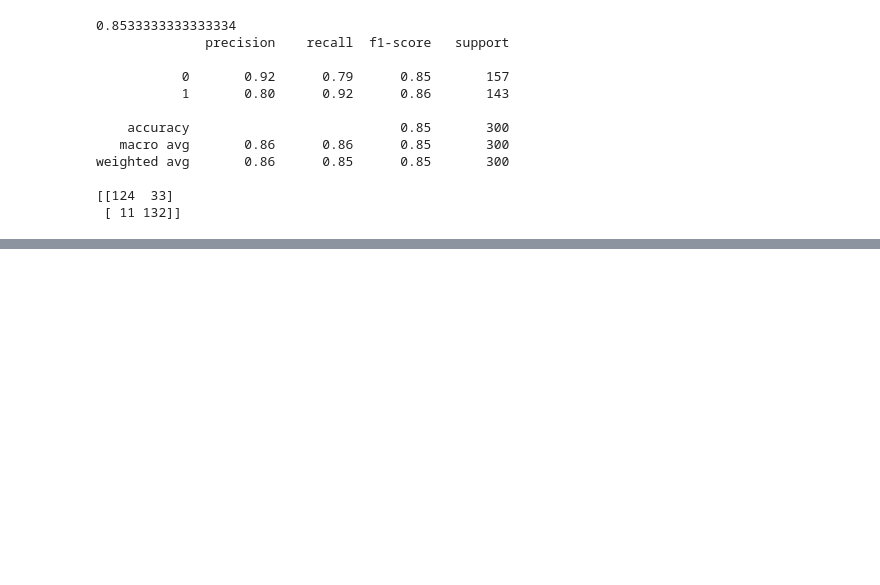
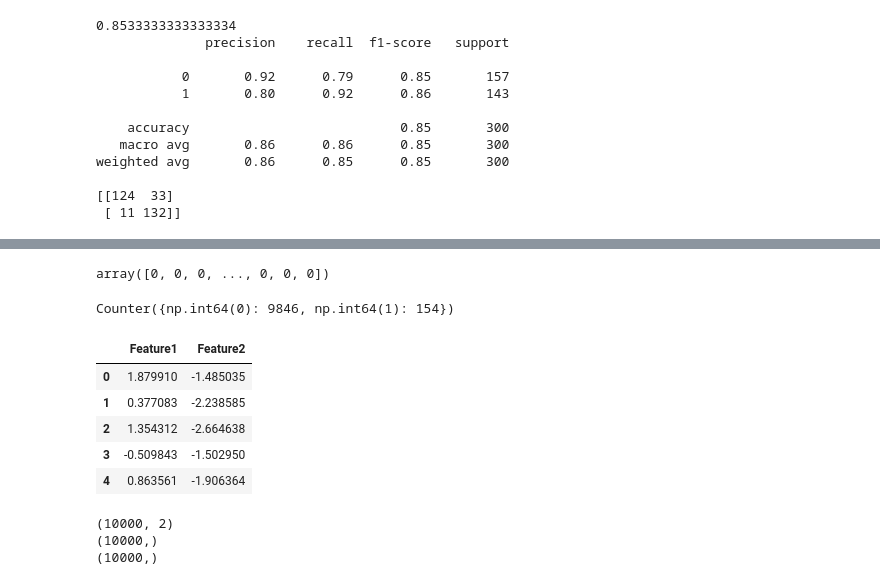
Before and after one commit to saurabbiswal/Logistic-Regression, a Jupyter notebook: notebooks/Logistic_Binary_Classification.ipynb, the cells around one changed output, grey strips where cells are left out. Drawn from its saved outputs; the diff is of its cells as text; code cells hidden in the pictures; blank space fills up the shorter version.

```diff
--- a/notebooks/Logistic_Binary_Classification.ipynb
+++ b/notebooks/Logistic_Binary_Classification.ipynb
@@ -139,0 +306,8 @@ weighted avg       0.86      0.85      0.85       300
+# %%
+y
+# %% [output]
+array([0, 0, 0, ..., 0, 0, 0])
+# %%
+Counter(y)
+# %% [output]
+Counter({np.int64(0): 9846, np.int64(1): 154})
@@ -139,0 +317,17 @@ weighted avg       0.86      0.85      0.85       300
+# %%
+pd.DataFrame(X, columns=['Feature1', 'Feature2']).head()
+# %% [output]
+|  | Feature1 | Feature2 |
+| 0 | 1.879910 | -1.485035 |
+| 1 | 0.377083 | -2.238585 |
+| 2 | 1.354312 | -2.664638 |
+| 3 | -0.509843 | -1.502950 |
+| 4 | 0.863561 | -1.906364 |
+# %%
+print(X.shape)  # (10000, 2)
+print(pd.DataFrame(X)[0].shape)  # (10000,)
+print(pd.DataFrame(X)[1].shape)  # (10000,)
+# %% [output]
+(10000, 2)
+(10000,)
+(10000,)
```
Also changed, not shown: parts of 22 cells of this notebook.
